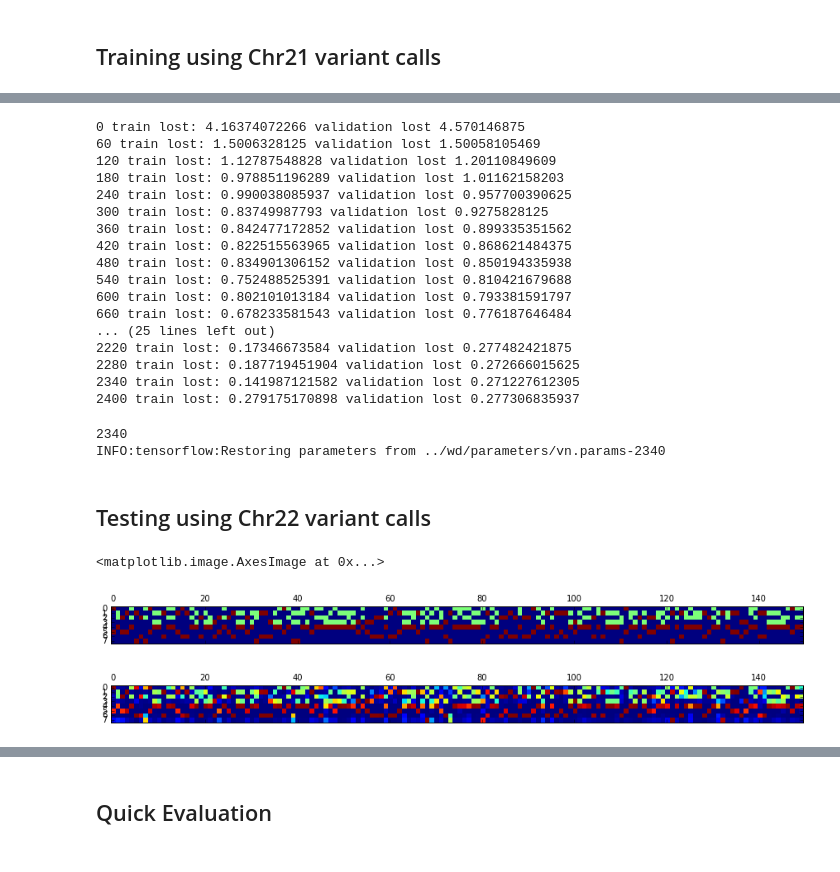
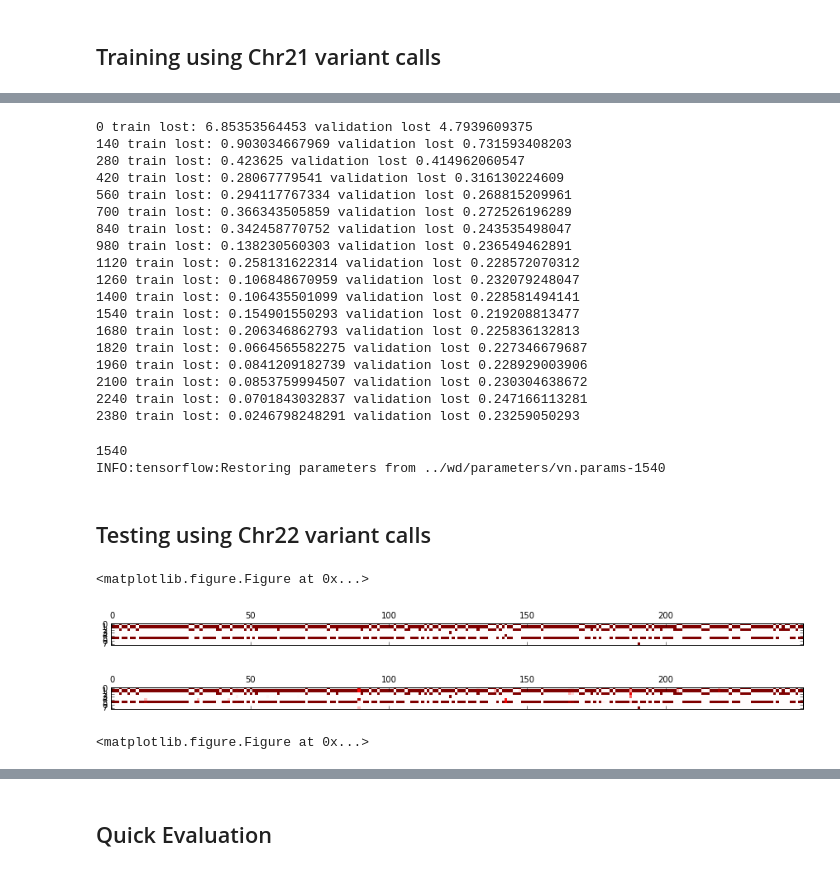
Before and after one commit to pb-jchin/VariantNET, a Jupyter notebook: jupyter_nb/demo.ipynb, the cells around one changed output, grey strips where cells are left out. Saved outputs shown, nothing was run; the diff lists cells and outputs as text; code cells hidden in the pictures.

```diff
--- a/jupyter_nb/demo.ipynb
+++ b/jupyter_nb/demo.ipynb
@@ -99,32 +102,35 @@ vnn.init()
 # training and save the parameters, we train on the first 30000 SNP sites and validate on other 10000 SNP sites
 batch_size = 500
 validation_lost = []
-for i in range(2401):
-    Xbatch, Ybatch = utils.get_batch(Xarray[:30000], Yarray[:30000], size=batch_size)
+train_set = Xarray[:70000], Yarray[:70000]
+val_set = Xarray[70000:80000], Yarray[70000:80000]
+for i in range(2501):
+    Xbatch, Ybatch = utils.get_batch(train_set[0], train_set[1], size=batch_size)
     loss = vnn.train(Xbatch, Ybatch)
-    if i % (len(Xarray[:30000])/batch_size) == 0:
-        v_lost = vnn.get_loss( Xarray[30000:40000], Yarray[30000:40000] )
-        print i, "train lost:", loss/batch_size, "validation lost", v_lost/10000
+    if i % (len(train_set[0])/batch_size) == 0:
+        v_lost = vnn.get_loss( val_set[0], val_set[1] )
+        print i, "train lost:", loss/batch_size, "validation lost", v_lost/len(val_set[0])
         vnn.save_parameters('../wd/parameters/vn.params-%04d' % i)
         validation_lost.append( (v_lost, i) )
 # %% [output]
-0 train lost: 4.16374072266 validation lost 4.570146875
-60 train lost: 1.5006328125 validation lost 1.50058105469
-120 train lost: 1.12787548828 validation lost 1.20110849609
-180 train lost: 0.978851196289 validation lost 1.01162158203
-240 train lost: 0.990038085937 validation lost 0.957700390625
-300 train lost: 0.83749987793 validation lost 0.9275828125
-360 train lost: 0.842477172852 validation lost 0.899335351562
-420 train lost: 0.822515563965 validation lost 0.868621484375
-480 train lost: 0.834901306152 validation lost 0.850194335938
-540 train lost: 0.752488525391 validation lost 0.810421679688
-600 train lost: 0.802101013184 validation lost 0.793381591797
-660 train lost: 0.678233581543 validation lost 0.776187646484
-... (25 lines left out)
-2220 train lost: 0.17346673584 validation lost 0.277482421875
-2280 train lost: 0.187719451904 validation lost 0.272666015625
-2340 train lost: 0.141987121582 validation lost 0.271227612305
-2400 train lost: 0.279175170898 validation lost 0.277306835937
+0 train lost: 6.85353564453 validation lost 4.7939609375
+140 train lost: 0.903034667969 validation lost 0.731593408203
+280 train lost: 0.423625 validation lost 0.414962060547
+420 train lost: 0.28067779541 validation lost 0.316130224609
+560 train lost: 0.294117767334 validation lost 0.268815209961
+700 train lost: 0.366343505859 validation lost 0.272526196289
+840 train lost: 0.342458770752 validation lost 0.243535498047
+980 train lost: 0.138230560303 validation lost 0.236549462891
+1120 train lost: 0.258131622314 validation lost 0.228572070312
+1260 train lost: 0.106848670959 validation lost 0.232079248047
+1400 train lost: 0.106435501099 validation lost 0.228581494141
+1540 train lost: 0.154901550293 validation lost 0.219208813477
+1680 train lost: 0.206346862793 validation lost 0.225836132813
+1820 train lost: 0.0664565582275 validation lost 0.227346679687
+1960 train lost: 0.0841209182739 validation lost 0.228929003906
+2100 train lost: 0.0853759994507 validation lost 0.230304638672
+2240 train lost: 0.0701843032837 validation lost 0.247166113281
+2380 train lost: 0.0246798248291 validation lost 0.23259050293
 # %%
 # pick the parameter set of the smallest validation loss
 
@@ -133,8 +139,8 @@ i = validation_lost[0][1]
 print i
 vnn.restore_parameters('../wd/parameters/vn.params-%04d' % i)
 # %% [output]
-2340
-INFO:tensorflow:Restoring parameters from ../wd/parameters/vn.params-2340
+1540
+INFO:tensorflow:Restoring parameters from ../wd/parameters/vn.params-1540
 # %% [markdown]
 ## Testing using Chr22 variant calls
 # %%
@@ -147,11 +151,21 @@ base, t = vnn.predict(Xarray2)
+# %%
+all_t = []
+for i in xrange(0,len(Xarray2),10000):
+    Y1, Y2, Y3, Y4= vnn.predict(Xarray2[i:i+10000])
+    #all_t.append(np.concatenate( (Y3,Y4) , 1  ) )
+    all_t.append(np.concatenate( (Y3,Y4) , 1  ) )
+all_t = np.concatenate(all_t)
+t = all_t
 # %%
 # we can compare the output of the expected calls and the predicted calls
 
 figure(figsize=(15, 5))
-matshow(Yarray2[4000:4150,:].transpose(), fignum=0)
+matshow(Yarray2[4000:4250,9:].transpose(), cmap=cm.seismic, fignum=0, vmin=-1, vmax=1)
 figure(figsize=(15, 5))
-matshow(np.concatenate( (base[4000:4150,:],t[4000:4150,:]),1).transpose(), fignum=0)
+matshow(t[4000:4250,:].transpose(), cmap=cm.seismic, fignum=0, vmin=-1, vmax=1)
+figure(figsize=(15, 5))
 # %% [output]
-<matplotlib.image.AxesImage at 0x...>
+<matplotlib.figure.Figure at 0x...>
-[figure, old version]
+[figure, new version]
-[figure, old version]
+[figure, new version]
+<matplotlib.figure.Figure at 0x...>
```
Also changed, not shown: parts of 14 cells of this notebook, 5 other files.
